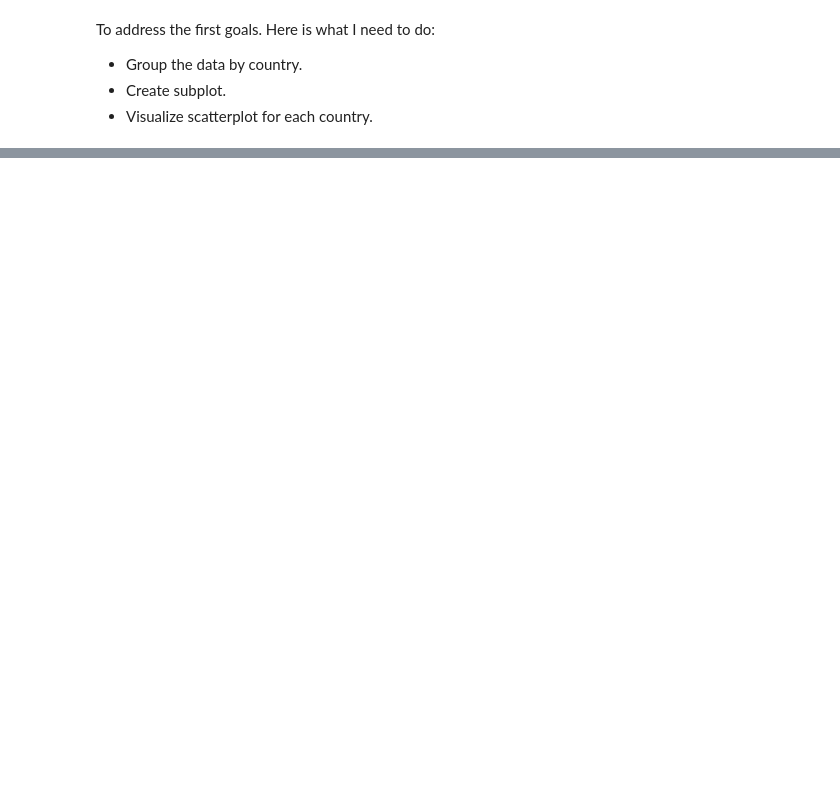
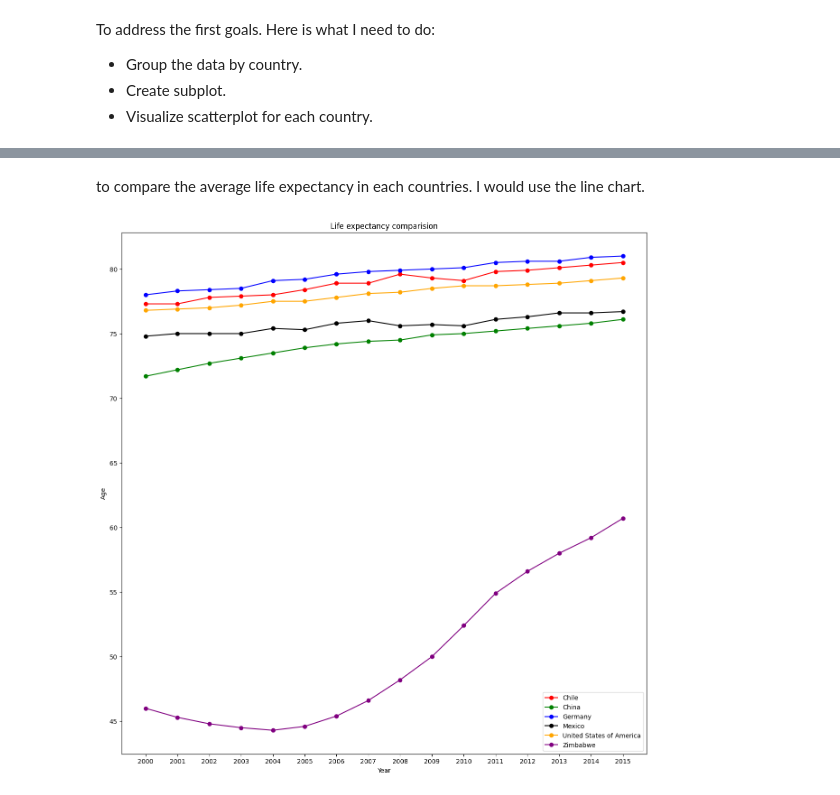
Before and after one commit to vietnoy/GDP_and_Life_expectancy_analyzing, a Jupyter notebook: life_expectancy_gdp.ipynb, the cells around one changed output, grey strips where cells are left out. Cells and saved outputs as stored; diff of their text form; code cells hidden in the pictures; blank space fills up the shorter version.

```diff
--- a/life_expectancy_gdp.ipynb
+++ b/life_expectancy_gdp.ipynb
@@ -52,0 +100,16 @@ plt.savefig('life_expectancy_gdp.png')
+# %% [markdown]
+to compare the average life expectancy in each countries. I would use the line chart.
+# %%
+plt.figure(figsize=(15,15))
+ax3 = plt.subplot()
+for i in range(len(countries)):
+    plt.plot(range(len(years)), legdp_by_countries[countries[i]]['Life expectancy at birth (years)'], color = colors[i], marker = 'o')
+ax3.set_xticks(range(len(years)))
+ax3.set_xticklabels(years)
+plt.title('Life expectancy comparision')
+plt.xlabel('Year')
+plt.ylabel('Age')
+ax3.legend(countries)
+plt.savefig('life_expectancy_comparision.png')
+# %% [output]
+[figure, added]
```
Also changed, not shown: parts of 5 cells of this notebook, 5 other files.
